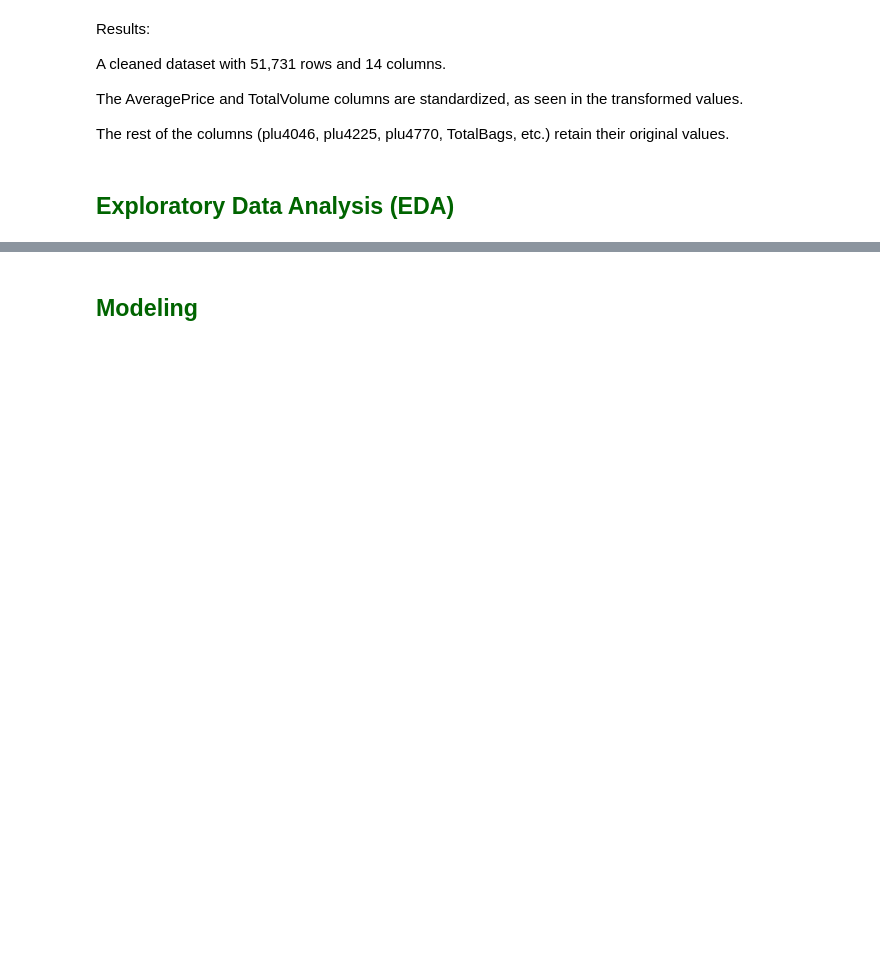
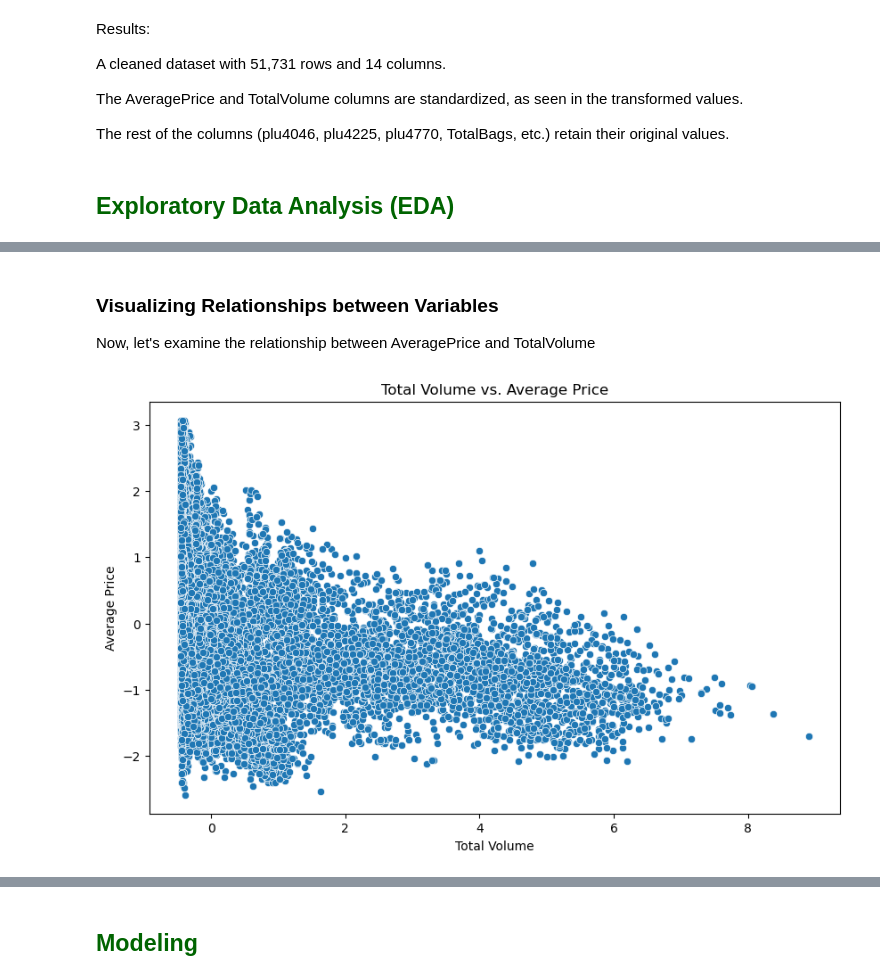
Before and after one commit to mahlatselelosa/Avocado-Prices-and-Sales-Volume-Analysis-2015-2023-, a Jupyter notebook: Avocado Prices and Sales Volume Analysis (2015-2023).ipynb, the cells around one changed output, grey strips where cells are left out. Cells and saved outputs as stored; diff of their text form; code cells hidden in the pictures; blank space fills up the shorter version.

```diff
--- a/Avocado Prices and Sales Volume Analysis (2015-2023).ipynb
+++ b/Avocado Prices and Sales Volume Analysis (2015-2023).ipynb
@@ -303,0 +349,14 @@ The rest of the columns (plu4046, plu4225, plu4770, TotalBags, etc.) retain thei
+# %% [markdown]
+ ### Visualizing Relationships between Variables
+
+Now, let's examine the relationship between AveragePrice and TotalVolume
+# %%
+# Scatter plot between 'AveragePrice' and 'TotalVolume'
+plt.figure(figsize=(10,6))
+sns.scatterplot(x='TotalVolume', y='AveragePrice', data=df_cleaned)
+plt.title('Total Volume vs. Average Price')
+plt.xlabel('Total Volume')
+plt.ylabel('Average Price')
+plt.show()
+# %% [output]
+[figure, added]
```
Also changed, not shown: parts of 8 cells of this notebook.
